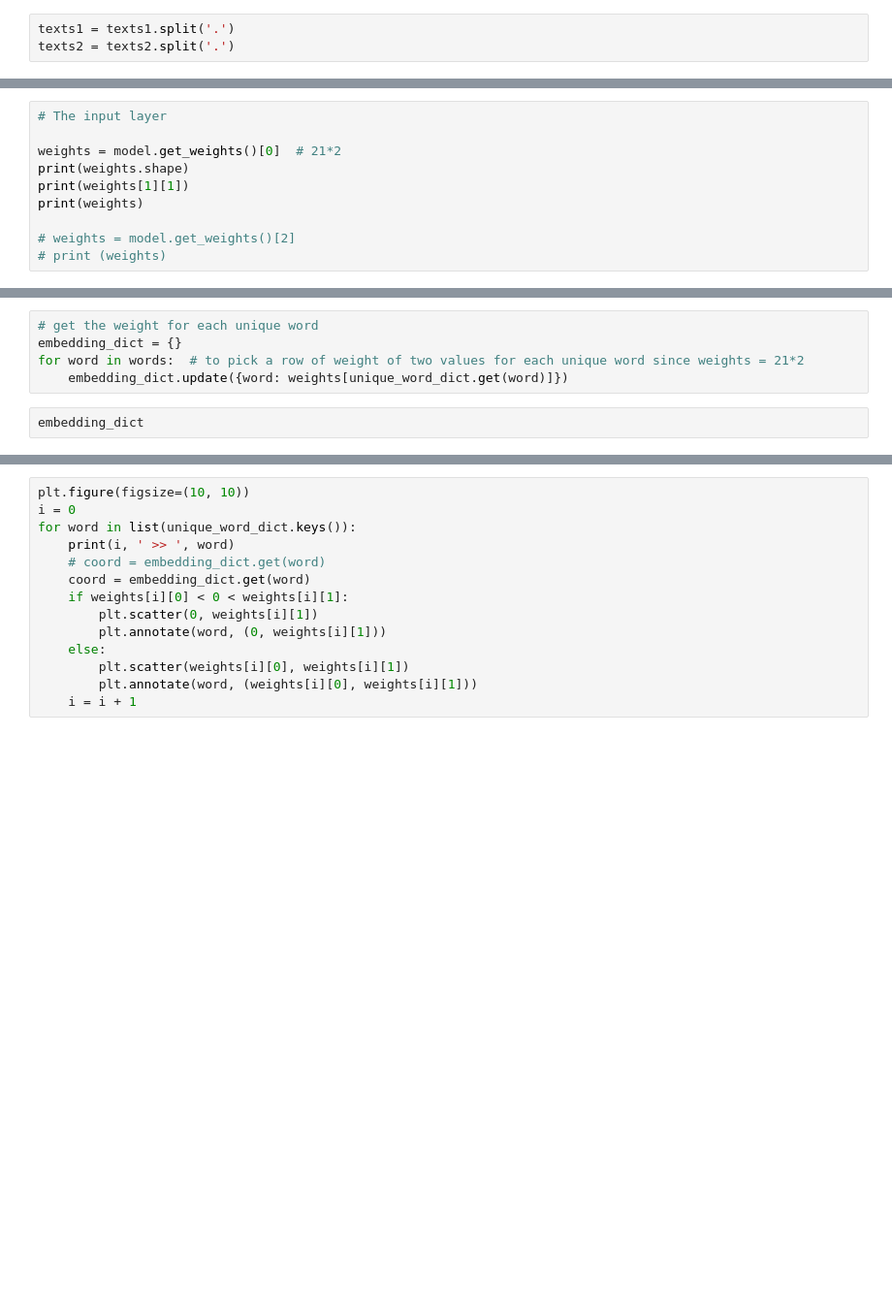
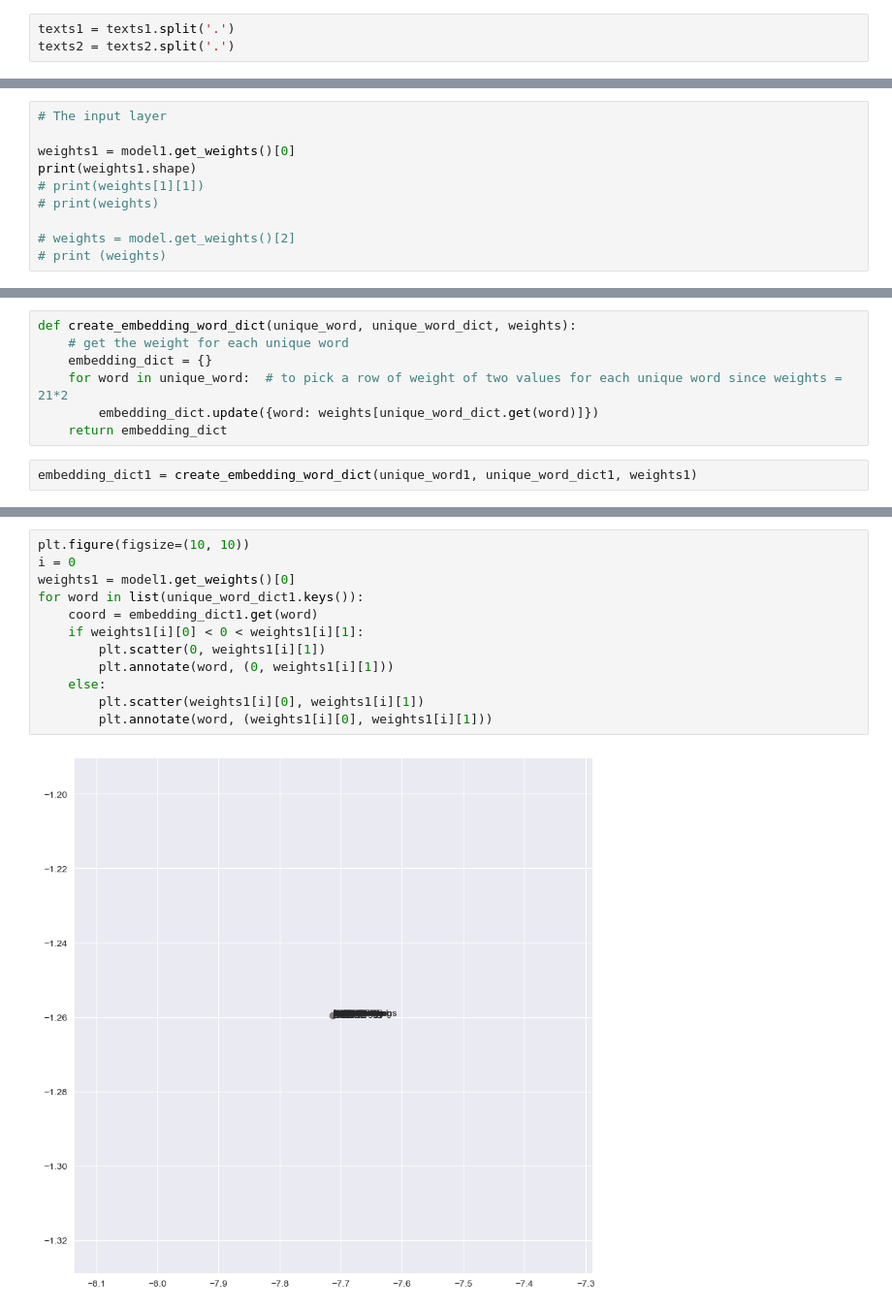
Before and after one commit to MH0386/Word2Vec, a Jupyter notebook: word2vec.ipynb, the cells around one changed output, grey strips where cells are left out. Shown at 97% size. Drawn from its saved outputs; the diff is of its cells as text; blank space fills up the shorter version.

```diff
--- a/word2vec.ipynb
+++ b/word2vec.ipynb
@@ -247,10 +369,10 @@ plt.show()
 # %%
 # The input layer
 
-weights = model.get_weights()[0]  # 21*2
-print(weights.shape)
-print(weights[1][1])
-print(weights)
+weights1 = model1.get_weights()[0]
+print(weights1.shape)
+# print(weights[1][1])
+# print(weights)
 
 # weights = model.get_weights()[2]
 # print (weights)
@@ -257,7 +381,9 @@ print(weights)
 # %%
-# get the weight for each unique word
-embedding_dict = {}
-for word in words:  # to pick a row of weight of two values for each unique word since weights = 21*2
-    embedding_dict.update({word: weights[unique_word_dict.get(word)]})
+def create_embedding_word_dict(unique_word, unique_word_dict, weights):
+    # get the weight for each unique word
+    embedding_dict = {}
+    for word in unique_word:  # to pick a row of weight of two values for each unique word since weights = 21*2
+        embedding_dict.update({word: weights[unique_word_dict.get(word)]})
+    return embedding_dict
 # %%
-embedding_dict
+embedding_dict1 = create_embedding_word_dict(unique_word1, unique_word_dict1, weights1)
@@ -277,14 +465,14 @@ weights = model.get_weights()[0]
 # %%
 plt.figure(figsize=(10, 10))
 i = 0
-for word in list(unique_word_dict.keys()):
-    print(i, ' >> ', word)
-    # coord = embedding_dict.get(word)
-    coord = embedding_dict.get(word)
-    if weights[i][0] < 0 < weights[i][1]:
-        plt.scatter(0, weights[i][1])
-        plt.annotate(word, (0, weights[i][1]))
+weights1 = model1.get_weights()[0]
+for word in list(unique_word_dict1.keys()):
+    coord = embedding_dict1.get(word)
+    if weights1[i][0] < 0 < weights1[i][1]:
+        plt.scatter(0, weights1[i][1])
+        plt.annotate(word, (0, weights1[i][1]))
     else:
-        plt.scatter(weights[i][0], weights[i][1])
-        plt.annotate(word, (weights[i][0], weights[i][1]))
-    i = i + 1
+        plt.scatter(weights1[i][0], weights1[i][1])
+        plt.annotate(word, (weights1[i][0], weights1[i][1]))
+# %% [output]
+[figure, added]
```
Also changed, not shown: parts of 60 cells of this notebook, 1 other file.
